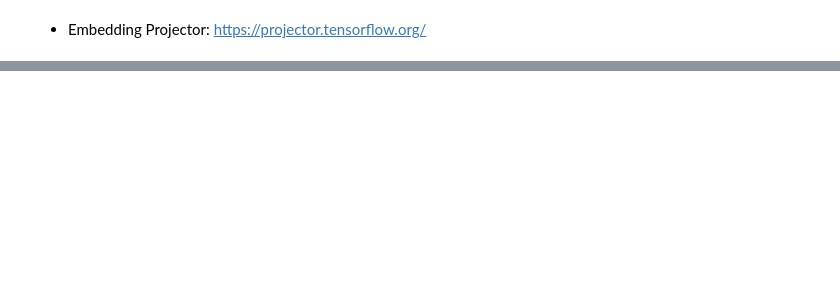
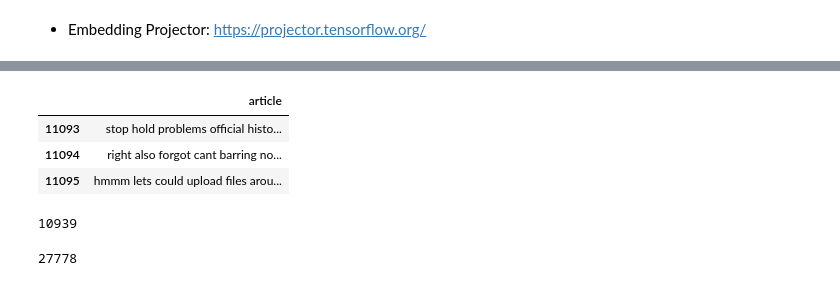
Before and after one commit to jo-cho/nlp_study, a Jupyter notebook: Notebooks/_7_임베딩(Embedding).ipynb, the cells around one changed output, grey strips where cells are left out. Saved outputs shown, nothing was run; the diff lists cells and outputs as text; code cells hidden in the pictures; blank space fills up the shorter version.

```diff
--- a/Notebooks/_7_임베딩(Embedding).ipynb
+++ b/Notebooks/_7_임베딩(Embedding).ipynb
@@ -145,0 +576,8 @@ $$ q_{j|i} = \frac {(1 + |y_i-y_j|^2)^{-1}}{\sum_{k \neq l}(1 + |y_i-y_j|^2)^{-1
+# %%
+from sklearn.datasets import fetch_20newsgroups
+
+data = fetch_20newsgroups(shuffle=True, random_state=2, remove=('headers', 'footers', 'quotes'))
+docs = data.data
+
+print(len(docs))
+docs[0]          #이메일주소, 개행문자, 숫자 전처리 필요
@@ -145,0 +587,32 @@ $$ q_{j|i} = \frac {(1 + |y_i-y_j|^2)^{-1}}{\sum_{k \neq l}(1 + |y_i-y_j|^2)^{-1
+# %%
+import re, nltk
+from nltk.corpus import stopwords
+from nltk.tokenize import word_tokenize
+#nltk.download('stopwords')
+#nltk.download('punkt')
+
+def clean_text(d):
+    pattern = r'[^a-zA-Z\s]'
+    text = re.sub(pattern, '', d)
+    return text
+
+def clean_stopword(d):
+    stop_words = stopwords.words('english')
+    return ' '.join([w.lower() for w in d.split() if w.lower() not in stop_words and len(w) > 3])
+
+def tokenize(d):
+    return word_tokenize(d)
+# %%
+
+import pandas as pd
+
+news_df = pd.DataFrame({'article':docs})
+print(len(news_df))
+
+news_df.replace('', float("NaN"), inplace=True)
+news_df.dropna(inplace=True)
+print(len(news_df))
+
+news_df['article'] = news_df['article'].apply(clean_text)
+news_df['article'] = news_df['article'].apply(clean_stopword)
+news_df.tail(3)  #index가 맞지 않음
@@ -145,0 +626,9 @@ $$ q_{j|i} = \frac {(1 + |y_i-y_j|^2)^{-1}}{\sum_{k \neq l}(1 + |y_i-y_j|^2)^{-1
+# %%
+news_df = news_df.reset_index()
+del news_df['index']
+news_df.tail(3)
+# %% [output]
+|  | article |
+| 11093 | stop hold problems official histo... |
+| 11094 | right also forgot cant barring no... |
+| 11095 | hmmm lets could upload files arou... |
@@ -145,0 +638,22 @@ $$ q_{j|i} = \frac {(1 + |y_i-y_j|^2)^{-1}}{\sum_{k \neq l}(1 + |y_i-y_j|^2)^{-1
+# %%
+import numpy as np
+
+drop_news = [index for index, sentence in enumerate(tokenized_news) if len(sentence) <= 1]
+news_texts = np.delete(np.array(tokenized_news, dtype='object'), drop_news, axis = 0)
+print(len(news_texts))
+# %% [output]
+10939
+# %%
+# 단어 사전 만들기
+from tensorflow.keras.preprocessing.text import Tokenizer
+
+news_2000 = news_texts[:2000]
+tokenizer = Tokenizer()
+tokenizer.fit_on_texts(news_2000)
+
+idx2word = {value:key for key, value in tokenizer.word_index.items()}
+sequences = tokenizer.texts_to_sequences(news_2000)
+vocab_size = len(tokenizer.word_index) + 1
+print(vocab_size)
+# %% [output]
+27778
```
Also changed, not shown: parts of 66 cells of this notebook.
